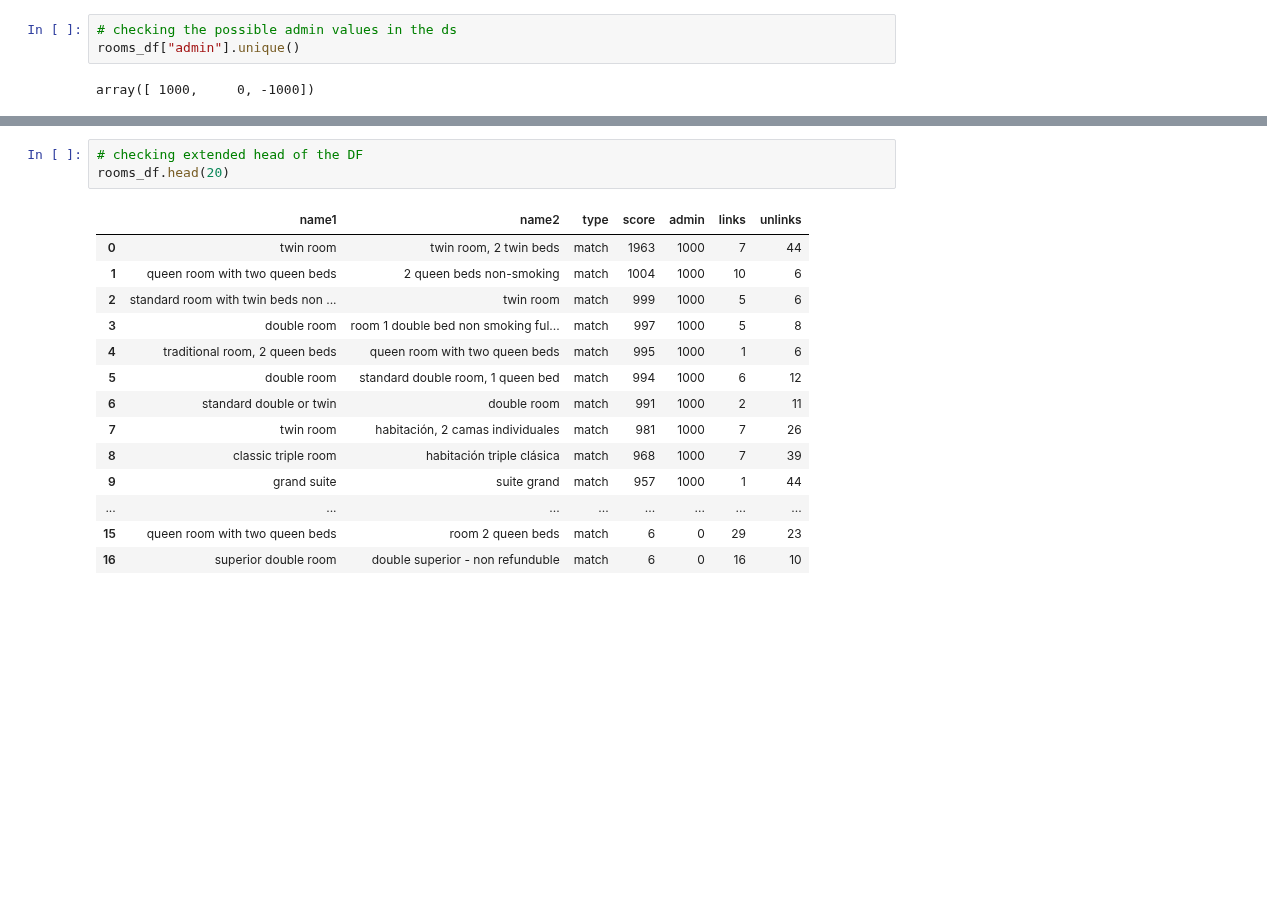
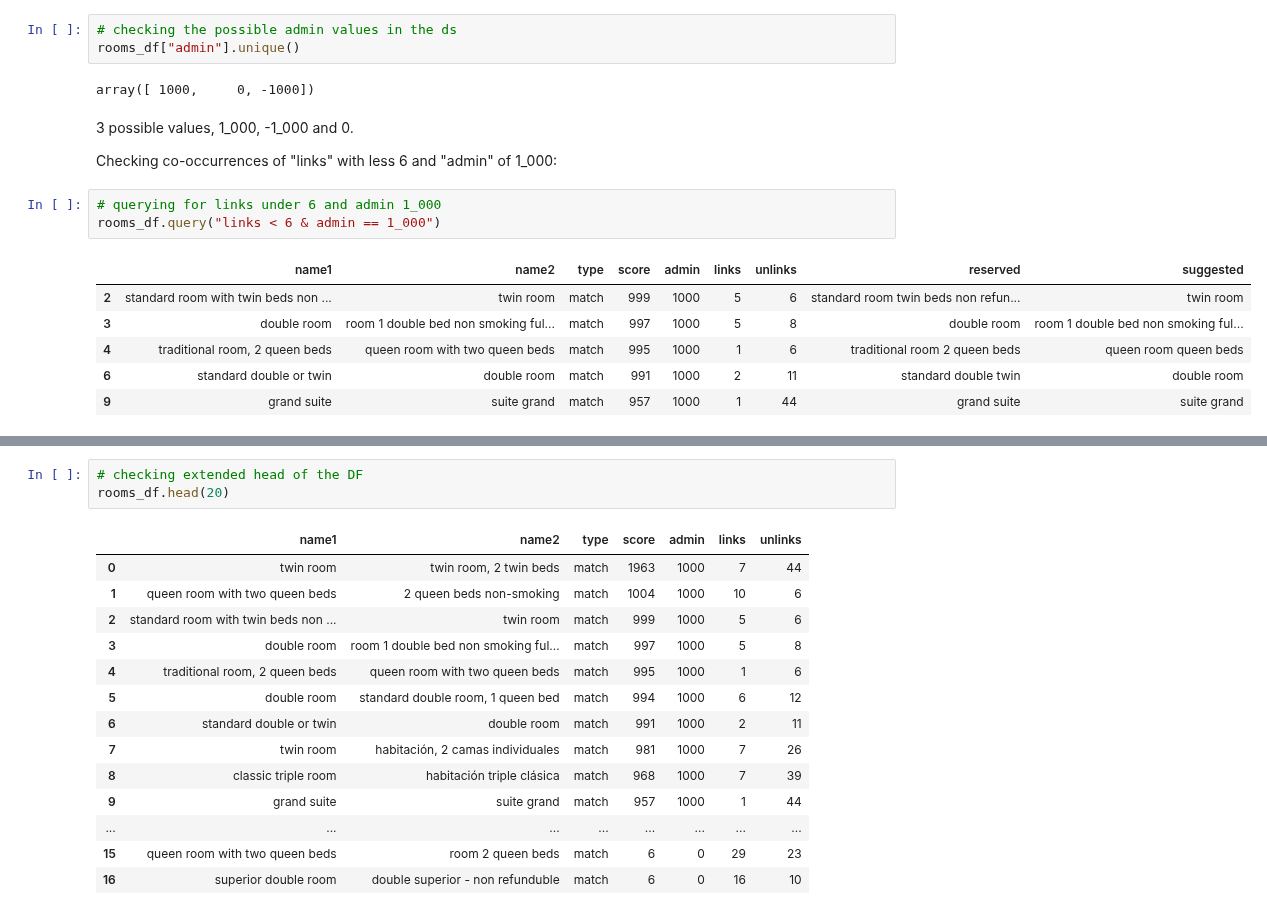
Before and after one commit to duarteharris/pruvo, a Jupyter notebook: eda.ipynb, the cells around one changed output, grey strips where cells are left out. Cells and saved outputs as stored; diff of their text form; blank space fills up the shorter version.

Commit message:
feat: :sparkles: added analysis of relations between links < 6 and admin == 1_00, and unlinks < 6 and admin == -1_000

```diff
--- a/eda.ipynb
+++ b/eda.ipynb
@@ -131,3 +135,17 @@ I'll check if there are different admin values than 1_000 or - 1_000, and load a
 rooms_df["admin"].unique()
 # %% [output]
 array([ 1000,     0, -1000])
+# %% [markdown]
+3 possible values, 1_000, -1_000 and 0.
+
+Checking co-occurrences of "links" with less 6 and "admin" of 1_000:
+# %%
+# querying for links under 6 and admin 1_000
+rooms_df.query("links < 6 & admin == 1_000")
+# %% [output]
+|  | name1 | name2 | type | score | admin | links | unlinks | reserved | suggested |
+| 2 | standard room with twin beds non ... | twin room | match | 999 | 1000 | 5 | 6 | standard room twin beds non refun... | twin room |
+| 3 | double room | room 1 double bed non smoking ful... | match | 997 | 1000 | 5 | 8 | double room | room 1 double bed non smoking ful... |
+| 4 | traditional room, 2 queen beds | queen room with two queen beds | match | 995 | 1000 | 1 | 6 | traditional room 2 queen beds | queen room queen beds |
+| 6 | standard double or twin | double room | match | 991 | 1000 | 2 | 11 | standard double twin | double room |
+| 9 | grand suite | suite grand | match | 957 | 1000 | 1 | 44 | grand suite | suite grand |
```
Also changed, not shown: parts of 4 cells of this notebook.
